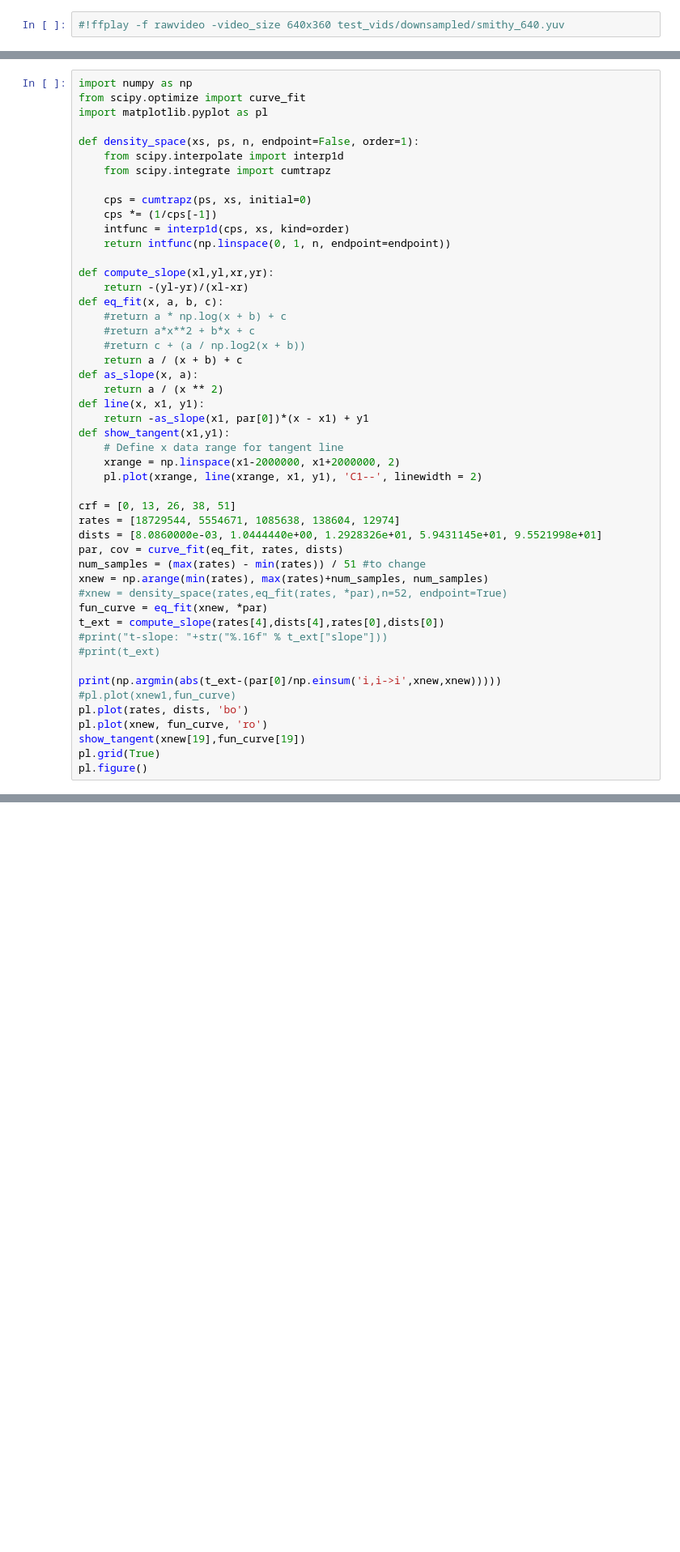
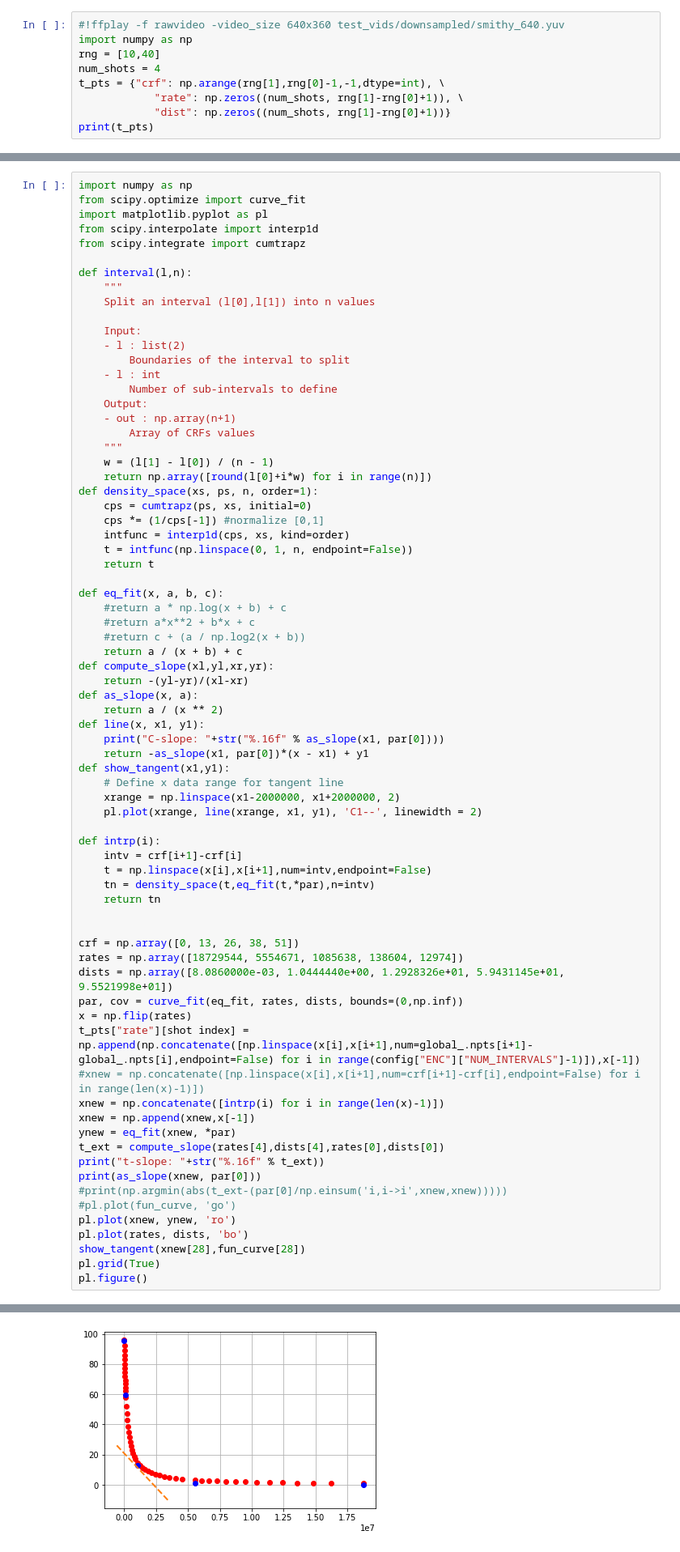
Before and after one commit to CheminDavide/Dynopt, a Jupyter notebook: testing.ipynb, the cells around one changed output, grey strips where cells are left out. Shown at 81% size. Saved outputs shown, nothing was run; the diff lists cells and outputs as text; blank space fills up the shorter version.

```diff
--- a/testing.ipynb
+++ b/testing.ipynb
@@ -129,3 +129,10 @@ print(get_bitrate(file))
 print(get_vmaf(file,f_ref))
 # %%
 #!ffplay -f rawvideo -video_size 640x360 test_vids/downsampled/smithy_640.yuv
+import numpy as np
+rng = [10,40]
+num_shots = 4
+t_pts = {"crf": np.arange(rng[1],rng[0]-1,-1,dtype=int), \
+            "rate": np.zeros((num_shots, rng[1]-rng[0]+1)), \
+            "dist": np.zeros((num_shots, rng[1]-rng[0]+1))}
+print(t_pts)
@@ -133,48 +188,73 @@ print(get_vmaf(file,f_ref))
 import numpy as np
 from scipy.optimize import curve_fit
 import matplotlib.pyplot as pl
+from scipy.interpolate import interp1d
+from scipy.integrate import cumtrapz
 
-def density_space(xs, ps, n, endpoint=False, order=1):
-    from scipy.interpolate import interp1d
-    from scipy.integrate import cumtrapz
+def interval(l,n):
+    """
+    Split an interval (l[0],l[1]) into n values
 
+    Input:
+    - l : list(2)
+        Boundaries of the interval to split
+    - l : int
+        Number of sub-intervals to define
+    Output:
+    - out : np.array(n+1)
+        Array of CRFs values
+    """
+    w = (l[1] - l[0]) / (n - 1)
+    return np.array([round(l[0]+i*w) for i in range(n)])
+def density_space(xs, ps, n, order=1):
     cps = cumtrapz(ps, xs, initial=0)
-    cps *= (1/cps[-1])
+    cps *= (1/cps[-1]) #normalize [0,1]
     intfunc = interp1d(cps, xs, kind=order)
-    return intfunc(np.linspace(0, 1, n, endpoint=endpoint))
+    t = intfunc(np.linspace(0, 1, n, endpoint=False))
+    return t
 
-def compute_slope(xl,yl,xr,yr):
-    return -(yl-yr)/(xl-xr)
 def eq_fit(x, a, b, c):
     #return a * np.log(x + b) + c
     #return a*x**2 + b*x + c
     #return c + (a / np.log2(x + b))
     return a / (x + b) + c
+def compute_slope(xl,yl,xr,yr):
+    return -(yl-yr)/(xl-xr)
 def as_slope(x, a):
     return a / (x ** 2)
 def line(x, x1, y1):
+    print("C-slope: "+str("%.16f" % as_slope(x1, par[0])))
     return -as_slope(x1, par[0])*(x - x1) + y1
 def show_tangent(x1,y1):
     # Define x data range for tangent line
     xrange = np.linspace(x1-2000000, x1+2000000, 2)
     pl.plot(xrange, line(xrange, x1, y1), 'C1--', linewidth = 2)
 
-crf = [0, 13, 26, 38, 51]
-rates = [18729544, 5554671, 1085638, 138604, 12974]
-dists = [8.0860000e-03, 1.0444440e+00, 1.2928326e+01, 5.9431145e+01, 9.5521998e+01]
-par, cov = curve_fit(eq_fit, rates, dists)
-num_samples = (max(rates) - min(rates)) / 51 #to change
-xnew = np.arange(min(rates), max(rates)+num_samples, num_samples)
-#xnew = density_space(rates,eq_fit(rates, *par),n=52, endpoint=True)
-fun_curve = eq_fit(xnew, *par)
+def intrp(i):
+    intv = crf[i+1]-crf[i]
+    t = np.linspace(x[i],x[i+1],num=intv,endpoint=False)
+    tn = density_space(t,eq_fit(t,*par),n=intv)
+    return tn
+
+
+crf = np.array([0, 13, 26, 38, 51])
+rates = np.array([18729544, 5554671, 1085638, 138604, 12974])
+dists = np.array([8.0860000e-03, 1.0444440e+00, 1.2928326e+01, 5.9431145e+01, 9.5521998e+01])
+par, cov = curve_fit(eq_fit, rates, dists, bounds=(0,np.inf))
+x = np.flip(rates)
+t_pts["rate"][shot index] = np.append(np.concatenate([np.linspace(x[i],x[i+1],num=global_.npts[i+1]-global_.npts[i],endpoint=False) for i in range(config["ENC"]["NUM_INTERVALS"]-1)]),x[-1])
+#xnew = np.concatenate([np.linspace(x[i],x[i+1],num=crf[i+1]-crf[i],endpoint=False) for i in range(len(x)-1)])
+xnew = np.concatenate([intrp(i) for i in range(len(x)-1)])
+xnew = np.append(xnew,x[-1])
+ynew = eq_fit(xnew, *par)
 t_ext = compute_slope(rates[4],dists[4],rates[0],dists[0])
-#print("t-slope: "+str("%.16f" % t_ext["slope"]))
-#print(t_ext)
-
-print(np.argmin(abs(t_ext-(par[0]/np.einsum('i,i->i',xnew,xnew)))))
-#pl.plot(xnew1,fun_curve)
+print("t-slope: "+str("%.16f" % t_ext))
+print(as_slope(xnew, par[0]))
+#print(np.argmin(abs(t_ext-(par[0]/np.einsum('i,i->i',xnew,xnew)))))
+#pl.plot(fun_curve, 'go')
+pl.plot(xnew, ynew, 'ro')
 pl.plot(rates, dists, 'bo')
-pl.plot(xnew, fun_curve, 'ro')
-show_tangent(xnew[19],fun_curve[19])
+show_tangent(xnew[28],fun_curve[28])
 pl.grid(True)
 pl.figure()
+# %% [output]
@@ -180,0 +277 @@ pl.figure()
+[figure, added]
```
Also changed, not shown: parts of 3 cells of this notebook, 9 other files.
